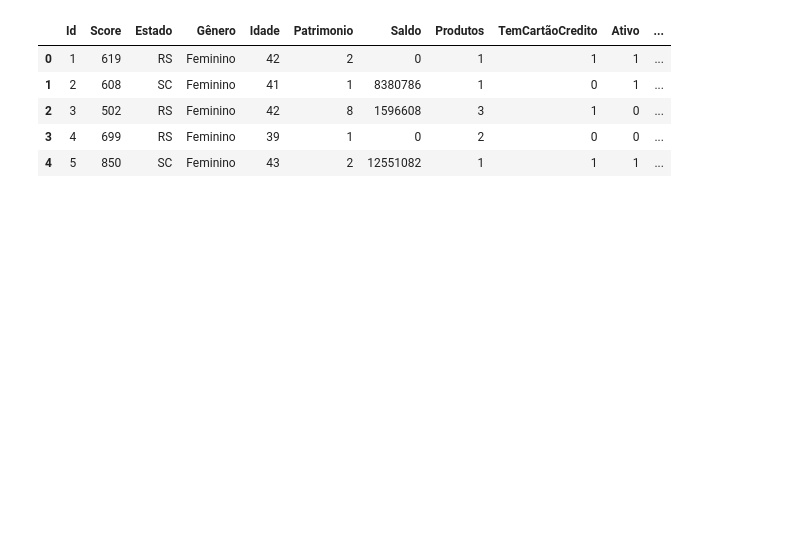
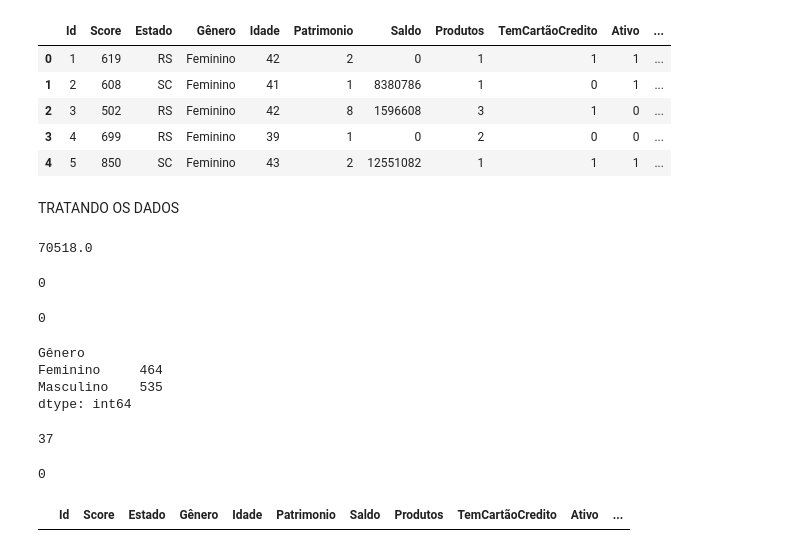
Before and after one commit to EuReinoso/TratamentoDeDados, a Jupyter notebook: Exemplo1/Tratando_Churn.ipynb, the cells around one changed output. Cells and saved outputs as stored; diff of their text form; code cells hidden in the pictures; blank space fills up the shorter version.

```diff
--- a/Exemplo1/Tratando_Churn.ipynb
+++ b/Exemplo1/Tratando_Churn.ipynb
@@ -191,3 +200,16 @@ dataset.head()
 | 2 | 3 | 502 | RS | Feminino | 42 | 8 | 1596608 | 3 | 1 | 0 | ... |
 | 3 | 4 | 699 | RS | Feminino | 39 | 1 | 0 | 2 | 0 | 0 | ... |
 | 4 | 5 | 850 | SC | Feminino | 43 | 2 | 12551082 | 1 | 1 | 1 | ... |
+# %% [markdown]
+TRATANDO OS DADOS
+# %%
+#Nessa etapa vamos corrigir os problemas encontrados na etapa 1, fazendo alterações reias na variável dataset
+
+#para começar vamos substituir os valores NaN (vazios)
+
+#NaN de salario
+#calculando a mediana para substituir os NaN por ela
+mediana = sts.median(dataset["Salario"])
+mediana
+# %% [output]
+70518.0
@@ -193,0 +219,57 @@ dataset.head()
+# %%
+#verificando se ainda tem NaN Salario
+dataset["Salario"].isnull().sum()
+# %% [output]
+0
+# %%
+#Gênero
+#Preenchendo NaN de Gênero por "Masculino" porquê é a moda
+dataset["Gênero"].fillna("Masculino",inplace=True)
+# %%
+#verificando se ainda tem NaN em Gênero
+dataset["Gênero"].isnull().sum()
+# %% [output]
+0
+# %%
+#O segundo problema que tinhamos em gênero era a despadronização
+#substituindo valores 'M' por 'Masculino'
+dataset.loc[dataset["Gênero"] == 'M',"Gênero"] = "Masculino"
+
+#substituindo valores 'F' e 'Fem' por "Feminino"
+dataset.loc[dataset["Gênero"].isin(['F','Fem']), "Gênero"] = "Feminino"
+
+#verificando se os valores 'M', 'F' e 'Fem' foram substituidos
+dataset.groupby(["Gênero"]).size()
+# %% [output]
+Gênero
+Feminino     464
+Masculino    535
+dtype: int64
+# %%
+#Idade
+#O problema que encontramos em idade foram valores menores que 0 e maiores que 120
+#vamos fazer a substituição desses valores pela mediana
+
+#calculando mediana
+mediana = sts.median(dataset["Idade"])
+mediana
+# %% [output]
+37
+# %%
+#substituindo valores errados pela mediana
+dataset.loc[(dataset["Idade"] < 0) | (dataset["Idade"] > 120), "Idade"] =  mediana
+# %%
+#verificando se ainda tem valores errados (fora do dominio)
+dataset.loc[(dataset["Idade"] < 0) | (dataset["Idade"] > 120), "Idade"].sum()
+# %% [output]
+0
+# %%
+#outro problema encontrado foram os elementos duplicados em Id, vamos excluílos e deixar apenas 1
+
+#excluindo duplicados
+dataset.drop_duplicates(subset="Id", keep= "first", inplace= True)
+
+#verificando se ainda tem duplicados
+dataset[dataset.duplicated(["Id"], keep= False)]
+# %% [output]
+|  | Id | Score | Estado | Gênero | Idade | Patrimonio | Saldo | Produtos | TemCartãoCredito | Ativo | ... |
```
Also changed, not shown: parts of 10 cells of this notebook.
